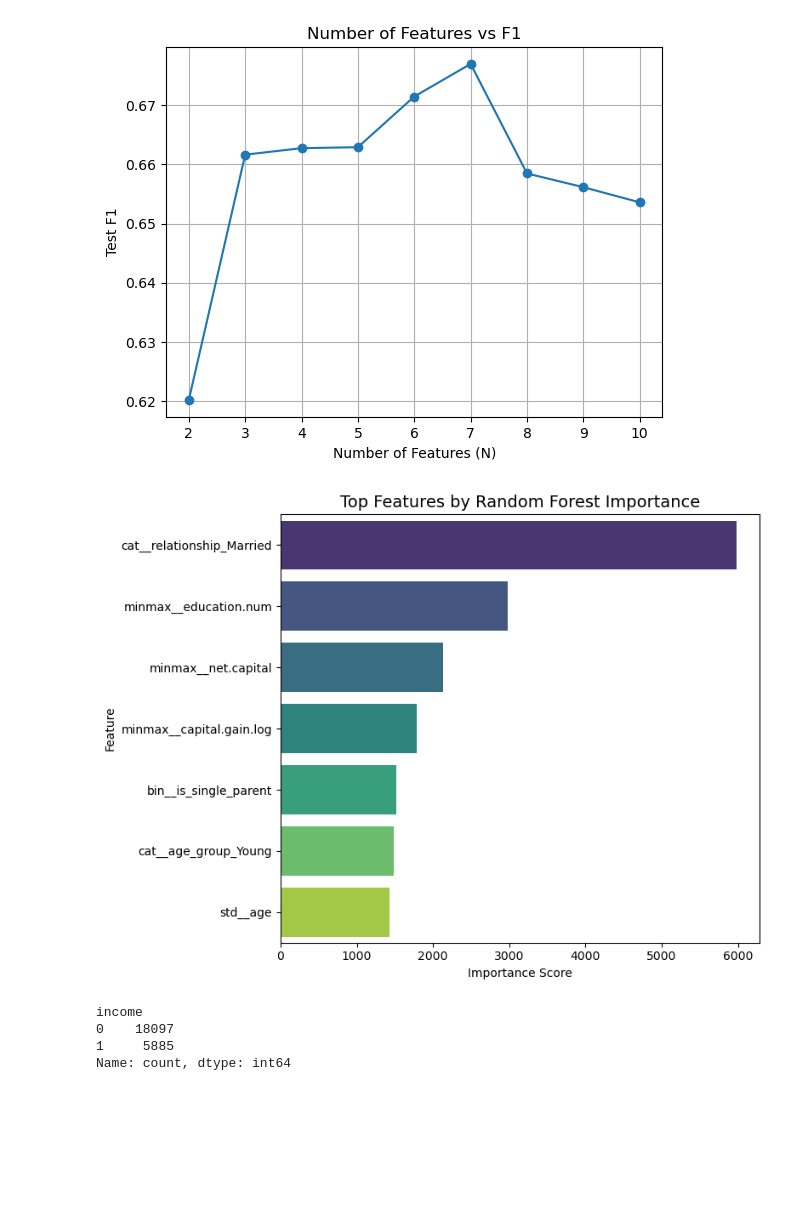
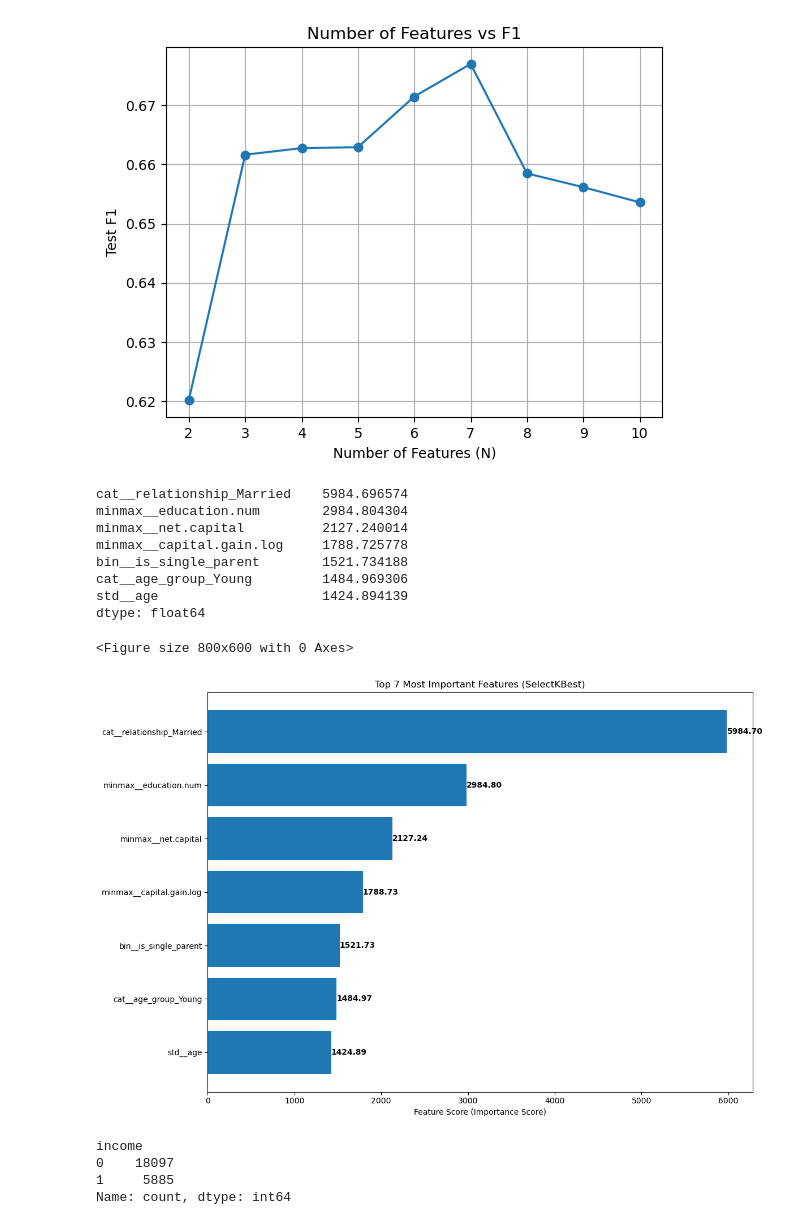
Before and after one commit to calvin050101/6006CEM-Project, a Jupyter notebook: Adult Census Income/census_02_preprocessing.ipynb, the cells around one changed output. Drawn from its saved outputs; the diff is of its cells as text; code cells hidden in the pictures; blank space fills up the shorter version.

Commit message:
Selected two models for both machine learning tasks

```diff
--- a/Adult Census Income/census_02_preprocessing.ipynb
+++ b/Adult Census Income/census_02_preprocessing.ipynb
@@ -384,8 +384,8 @@ plt.show()
 [figure]
 # %%
 k_best = SelectKBest(score_func=f_classif, k=best_N)
-X_train_sel = k_best.fit_transform(X_train_transformed, y_train)
-X_test_sel = k_best.transform(X_test_transformed)
+X_train_sel = k_best.fit_transform(X_train, y_train)
+X_test_sel = k_best.transform(X_test)
 # %%
 # Get the indices of the selected features
 selected_feature_indices = k_best.get_support(indices=True)
@@ -404,31 +404,44 @@ sorted_feature_importance = (
     pd.Series(selected_feature_scores, index=selected_feature_names)
     .sort_values(ascending=False)
 )
+# %%
+sorted_feature_importance
+# %% [output]
+cat__relationship_Married    5984.696574
+minmax__education.num        2984.804304
+minmax__net.capital          2127.240014
+minmax__capital.gain.log     1788.725778
+bin__is_single_parent        1521.734188
+cat__age_group_Young         1484.969306
+std__age                     1424.894139
+dtype: float64
 # %%
 # Convert the Series to a DataFrame
 df_importance = sorted_feature_importance.reset_index()
 df_importance.columns = ['feature', 'importance_score']
 
 # Create the plot
 plt.figure(figsize=(8, 6))
 
-# Use x and y to specify horizontal bars, and palette to set the color
-sns.barplot(
-    data=df_importance,
-    x='importance_score',
-    y='feature',
-    hue='feature',
-    palette='viridis',
-    legend=False
-)
+# Create the horizontal bar plot
+plt.figure(figsize=(12, 8))
+bars = plt.barh(df_importance['feature'], df_importance['importance_score'])
+plt.xlabel('Feature Score (Importance Score)')
+plt.title(f'Top {best_N} Most Important Features (SelectKBest)')
+plt.gca().invert_yaxis()  # Highest score at the top
 
-plt.title("Top Features by Random Forest Importance", fontsize=14)
-plt.xlabel("Importance Score")
-plt.ylabel("Feature")
+# Add value labels on the bars
+for bar in bars:
+    width = bar.get_width()
+    plt.text(width, bar.get_y() + bar.get_height()/2,
+             f'{width:.2f}',
+             ha='left', va='center', fontweight='bold')
+
 plt.tight_layout()
 plt.show()
 # %% [output]
+<Figure size 800x600 with 0 Axes>
-[figure, old version]
+[figure, new version]
 # %%
 y_train.value_counts()
 # %% [output]
```
Also changed, not shown: parts of 7 cells of this notebook, 4 other files.
